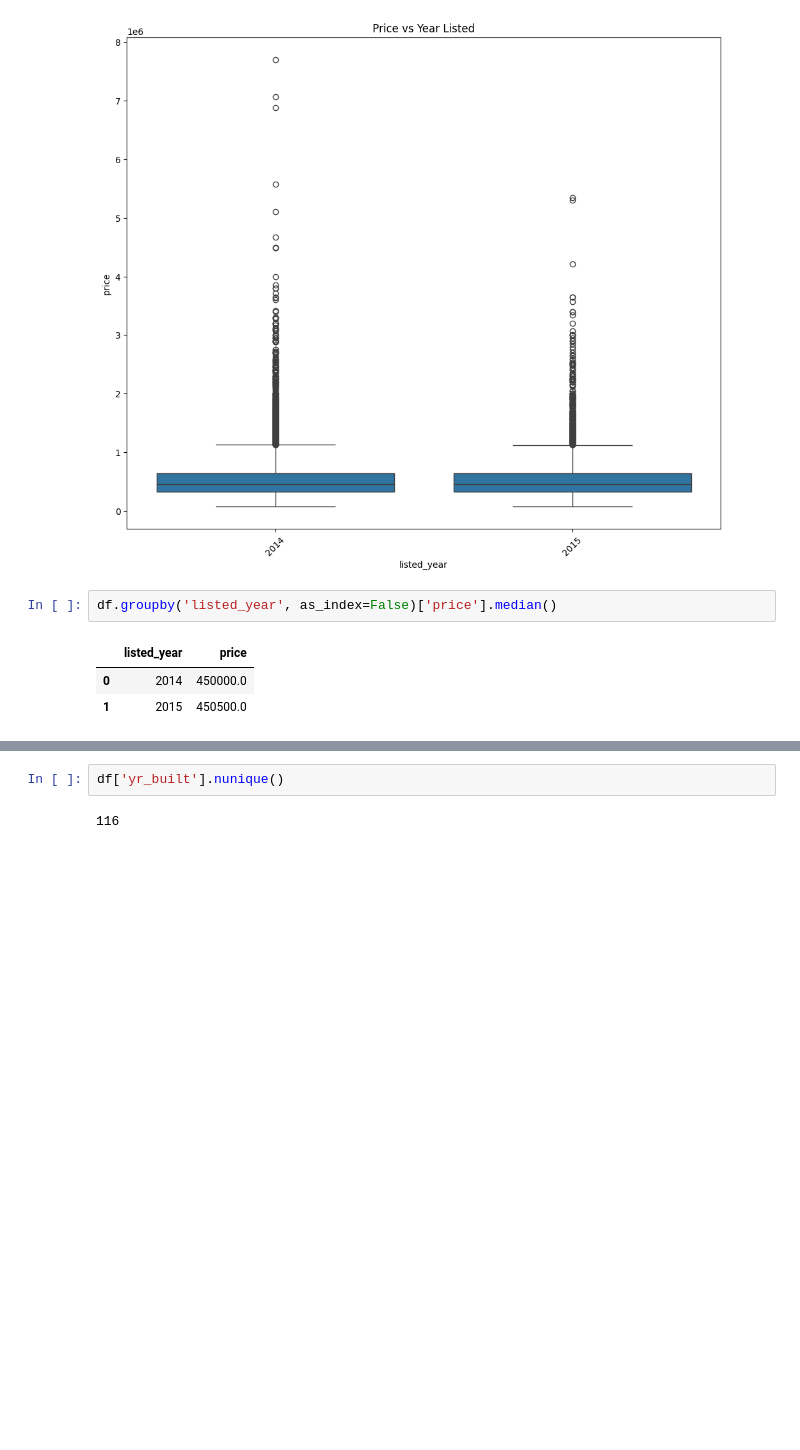
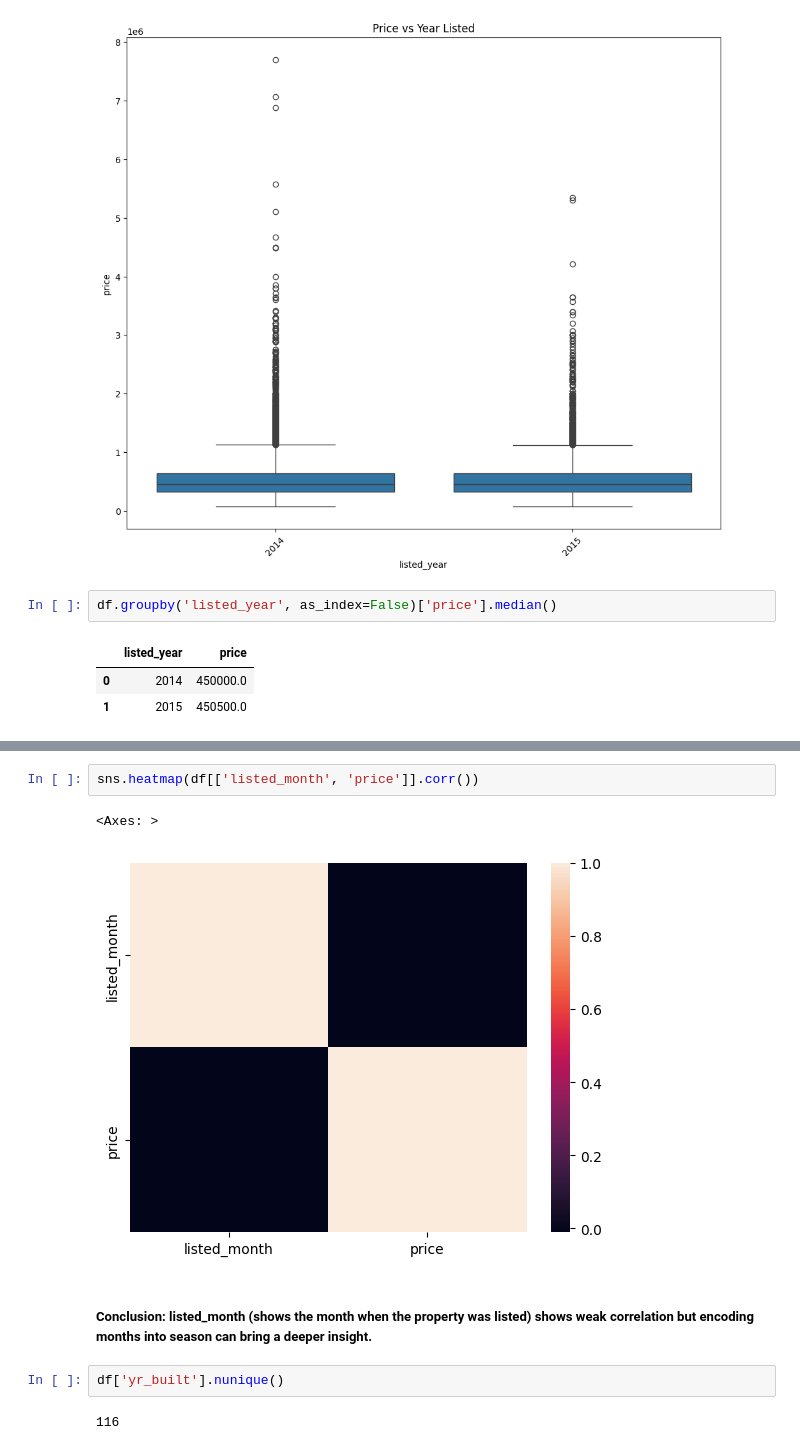
Before and after one commit to atharvadhumal03/HousingPrice-Prediction-MultipleRegression-Analysis, a Jupyter notebook: HousingPricePrediction_MLR.ipynb, the cells around one changed output, grey strips where cells are left out. Saved outputs shown, nothing was run; the diff lists cells and outputs as text; blank space fills up the shorter version.

```diff
--- a/HousingPricePrediction_MLR.ipynb
+++ b/HousingPricePrediction_MLR.ipynb
@@ -159,3 +176,10 @@ plt.show()
+# %%
+sns.heatmap(df[['listed_month', 'price']].corr())
+# %% [output]
+<Axes: >
+[figure, added]
+# %% [markdown]
+##### Conclusion: listed_month (shows the month when the property was listed) shows weak correlation but encoding months into season can bring a deeper insight.
 # %%
 df['yr_built'].nunique()
 # %% [output]
```
Also changed, not shown: parts of 5 cells of this notebook.
